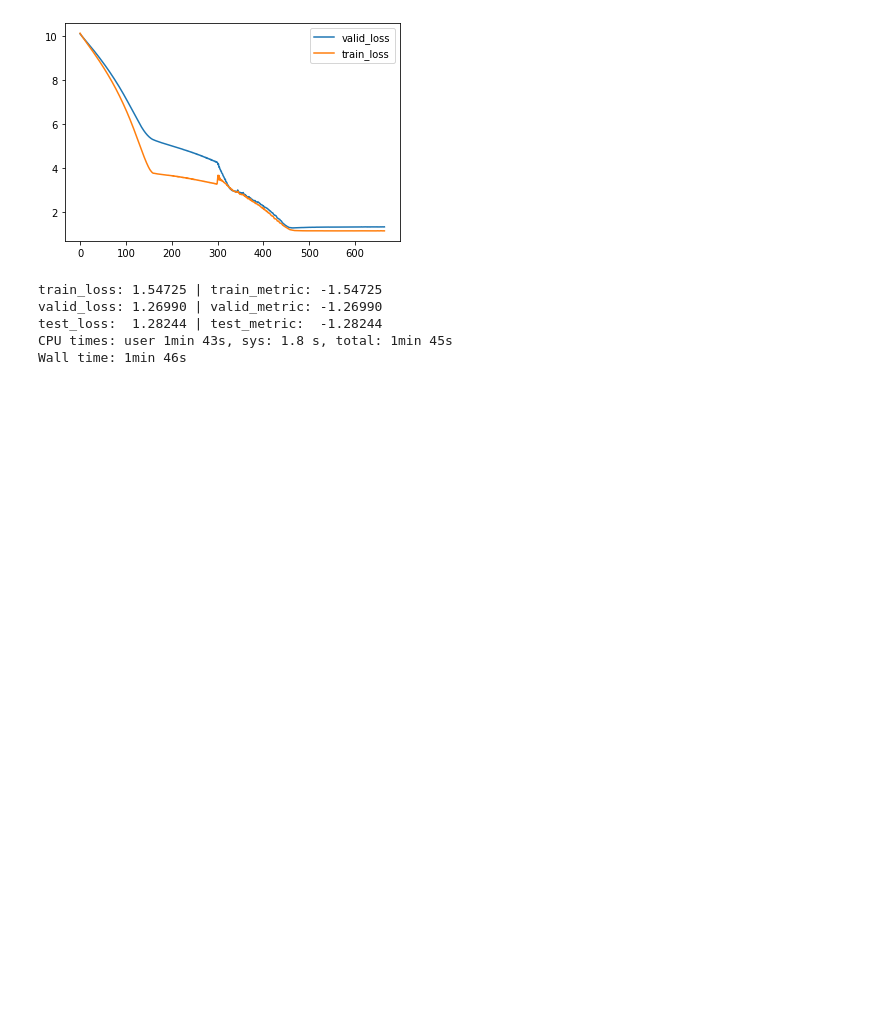
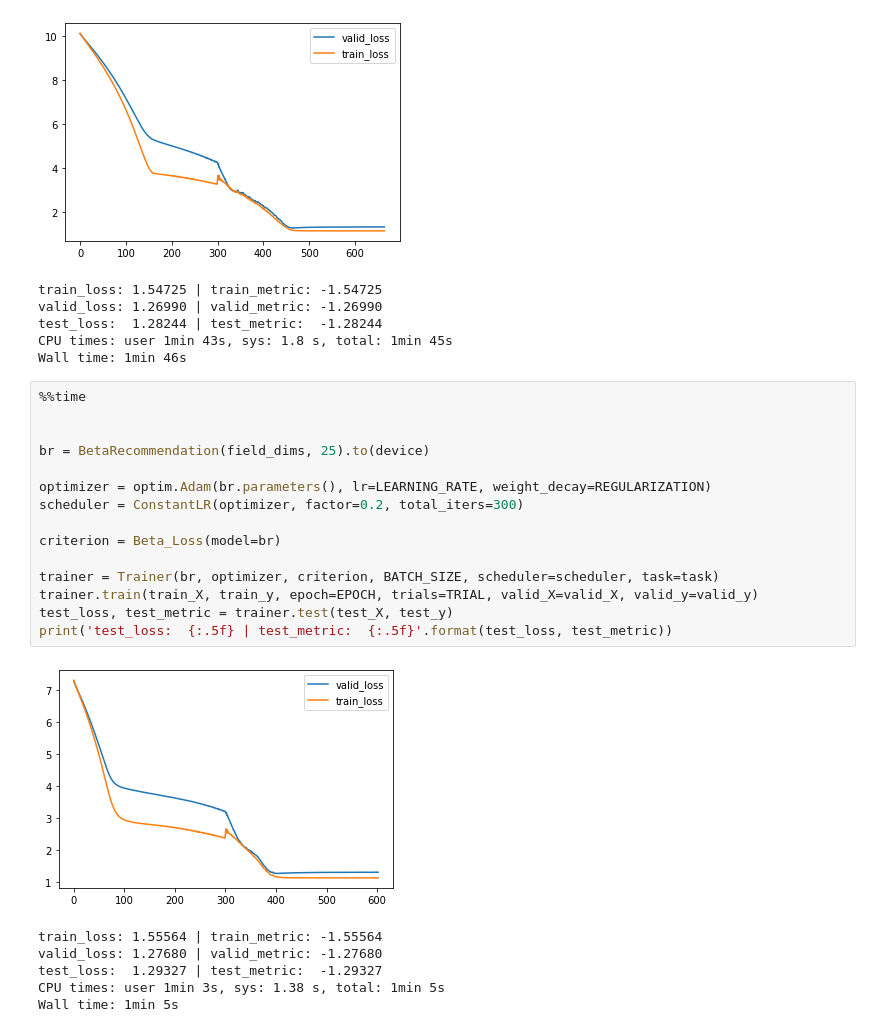
Before and after one commit to claude9493/CFPE, a Jupyter notebook: notebook/BetaRec.ipynb, the cells around one changed output. Drawn from its saved outputs; the diff is of its cells as text; blank space fills up the shorter version.

Commit message:
Add two more test with embedding dimension 5, 25

```diff
--- a/notebook/BetaRec.ipynb
+++ b/notebook/BetaRec.ipynb
@@ -204,3 +204,25 @@ valid_loss: 1.26990 | valid_metric: -1.26990
 test_loss:  1.28244 | test_metric:  -1.28244
 CPU times: user 1min 43s, sys: 1.8 s, total: 1min 45s
 Wall time: 1min 46s
+# %%
+%%time
+
+
+br = BetaRecommendation(field_dims, 25).to(device)
+
+optimizer = optim.Adam(br.parameters(), lr=LEARNING_RATE, weight_decay=REGULARIZATION)
+scheduler = ConstantLR(optimizer, factor=0.2, total_iters=300)
+
+criterion = Beta_Loss(model=br)
+
+trainer = Trainer(br, optimizer, criterion, BATCH_SIZE, scheduler=scheduler, task=task)
+trainer.train(train_X, train_y, epoch=EPOCH, trials=TRIAL, valid_X=valid_X, valid_y=valid_y)
+test_loss, test_metric = trainer.test(test_X, test_y)
+print('test_loss:  {:.5f} | test_metric:  {:.5f}'.format(test_loss, test_metric))
+# %% [output]
+[figure, added]
+train_loss: 1.55564 | train_metric: -1.55564
+valid_loss: 1.27680 | valid_metric: -1.27680
+test_loss:  1.29327 | test_metric:  -1.29327
+CPU times: user 1min 3s, sys: 1.38 s, total: 1min 5s
+Wall time: 1min 5s
```
Also changed, not shown: parts of 1 cell of this notebook.
